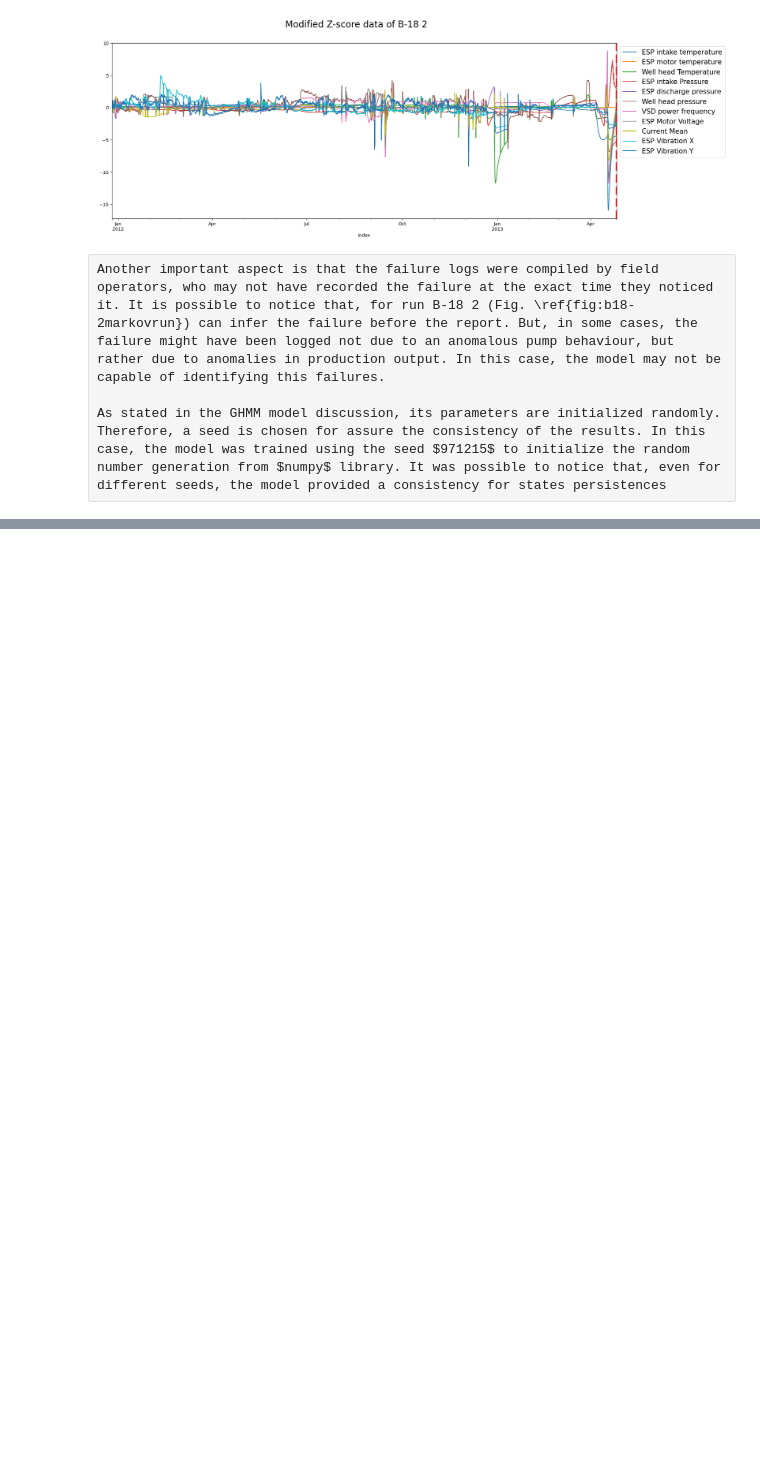
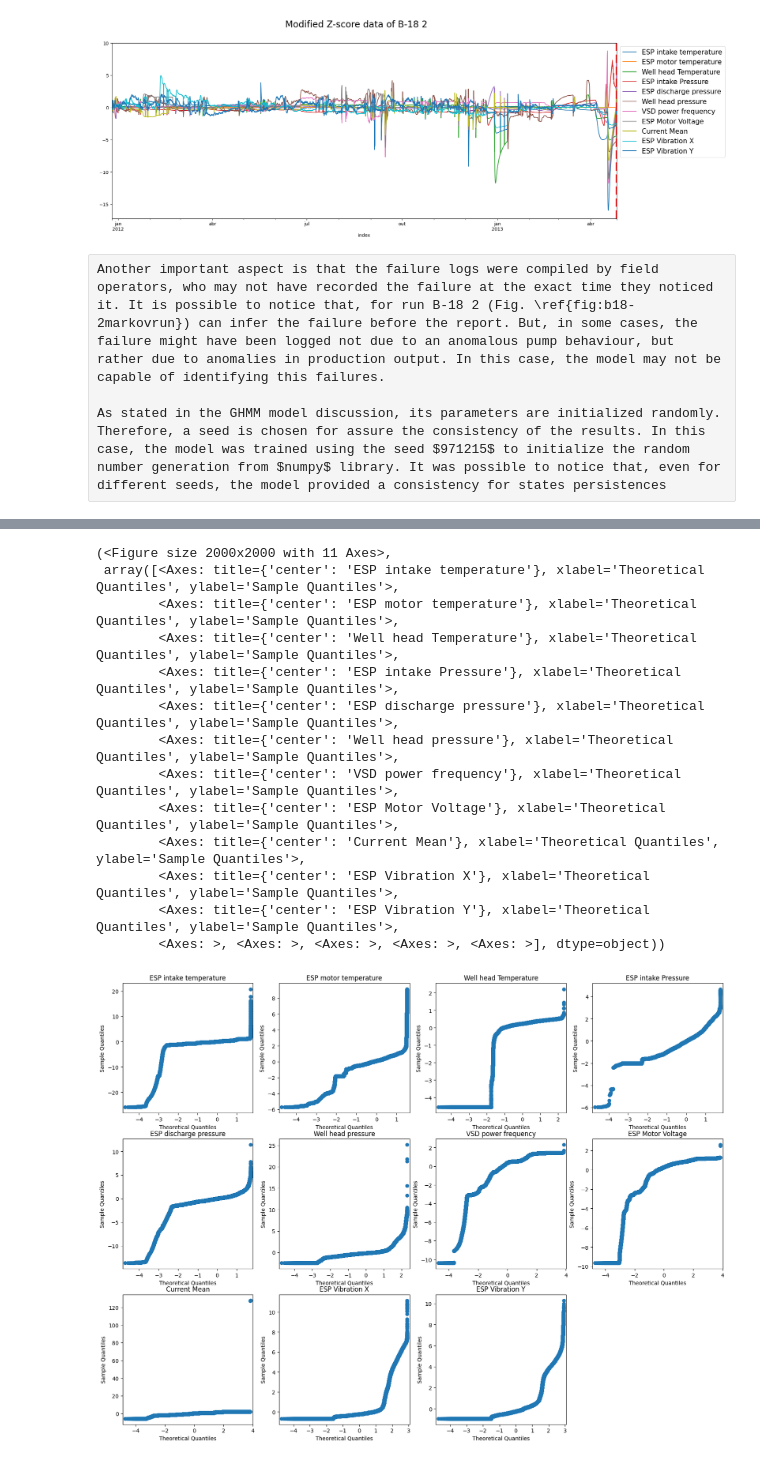
Before and after one commit to RL2-SP3/LISSA, a Jupyter notebook: examples/pump_data_cleaning.ipynb, the cells around one changed output, grey strips where cells are left out. Drawn from its saved outputs; the diff is of its cells as text; code cells hidden in the pictures; blank space fills up the shorter version.

```diff
--- a/examples/pump_data_cleaning.ipynb
+++ b/examples/pump_data_cleaning.ipynb
@@ -340,0 +365,17 @@ As stated in the GHMM model discussion, its parameters are initialized randomly.
+# %%
+li.QQPlots(Z,Headers)
+# %% [output]
+(<Figure size 2000x2000 with 11 Axes>,
+ array([<Axes: title={'center': 'ESP intake temperature'}, xlabel='Theoretical Quantiles', ylabel='Sample Quantiles'>,
+        <Axes: title={'center': 'ESP motor temperature'}, xlabel='Theoretical Quantiles', ylabel='Sample Quantiles'>,
+        <Axes: title={'center': 'Well head Temperature'}, xlabel='Theoretical Quantiles', ylabel='Sample Quantiles'>,
+        <Axes: title={'center': 'ESP intake Pressure'}, xlabel='Theoretical Quantiles', ylabel='Sample Quantiles'>,
+        <Axes: title={'center': 'ESP discharge pressure'}, xlabel='Theoretical Quantiles', ylabel='Sample Quantiles'>,
+        <Axes: title={'center': 'Well head pressure'}, xlabel='Theoretical Quantiles', ylabel='Sample Quantiles'>,
+        <Axes: title={'center': 'VSD power frequency'}, xlabel='Theoretical Quantiles', ylabel='Sample Quantiles'>,
+        <Axes: title={'center': 'ESP Motor Voltage'}, xlabel='Theoretical Quantiles', ylabel='Sample Quantiles'>,
+        <Axes: title={'center': 'Current Mean'}, xlabel='Theoretical Quantiles', ylabel='Sample Quantiles'>,
+        <Axes: title={'center': 'ESP Vibration X'}, xlabel='Theoretical Quantiles', ylabel='Sample Quantiles'>,
+        <Axes: title={'center': 'ESP Vibration Y'}, xlabel='Theoretical Quantiles', ylabel='Sample Quantiles'>,
+        <Axes: >, <Axes: >, <Axes: >, <Axes: >, <Axes: >], dtype=object))
+[figure, added]
```
Also changed, not shown: parts of 1 cell of this notebook, 2 other files.
